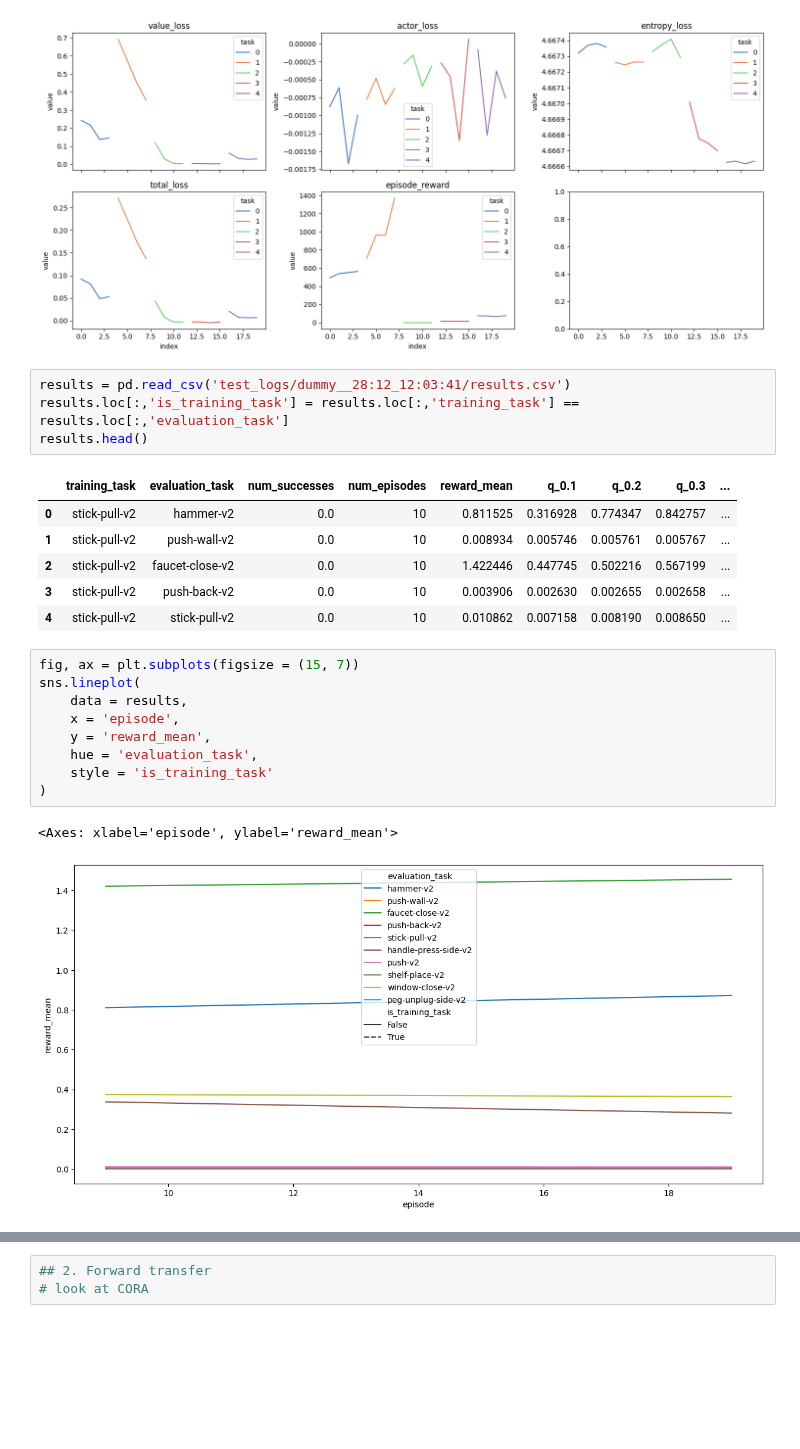
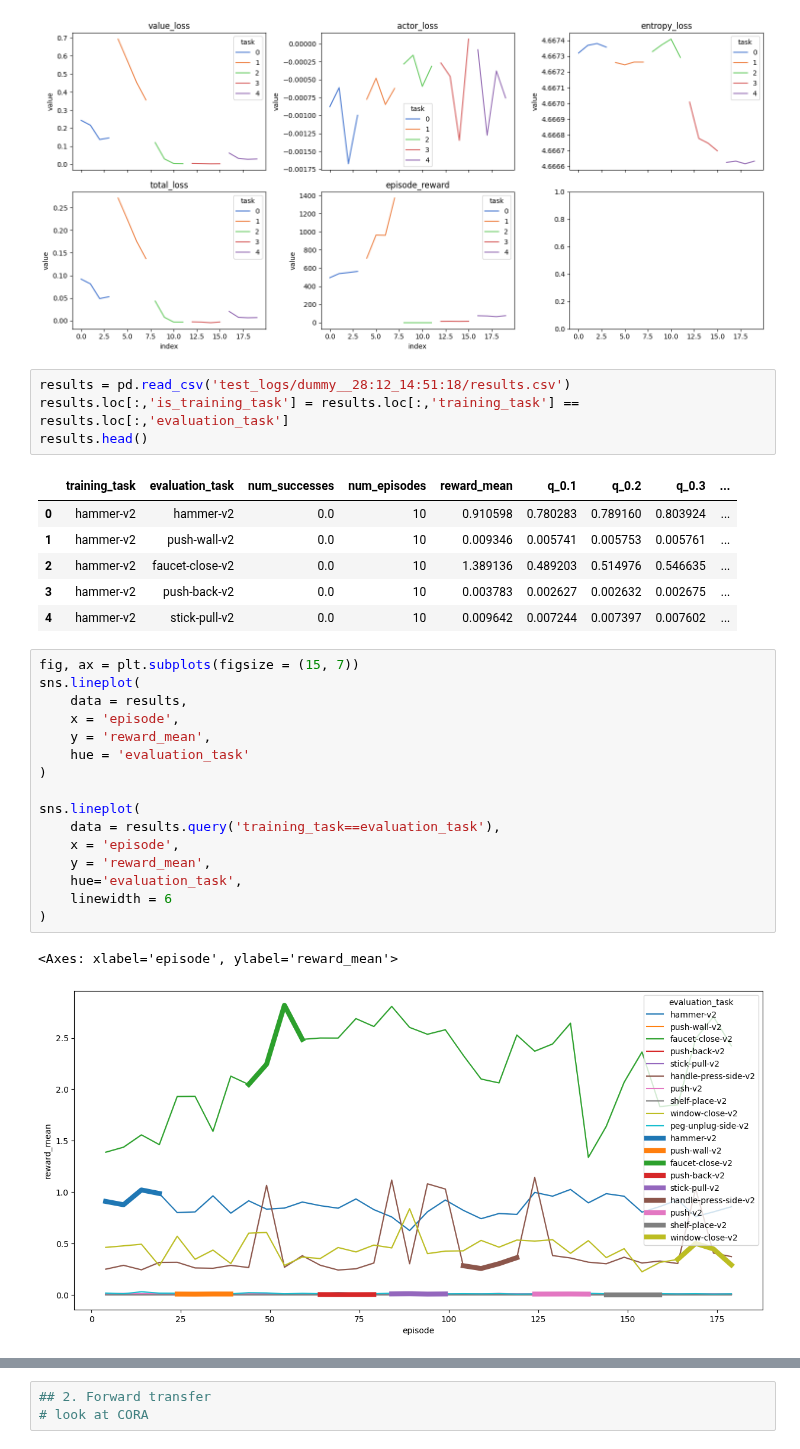
Before and after one commit to gdubbs100/right_left_brain_rl, a Jupyter notebook: continual_training_test.ipynb, the cells around one changed output, grey strips where cells are left out. Saved outputs shown, nothing was run; the diff lists cells and outputs as text; blank space fills up the shorter version.

```diff
--- a/continual_training_test.ipynb
+++ b/continual_training_test.ipynb
@@ -244,25 +270,32 @@ plt.show()
 # %% [output]
 [figure]
 # %%
-results = pd.read_csv('test_logs/dummy__28:12_12:03:41/results.csv')
+results = pd.read_csv('test_logs/dummy__28:12_14:51:18/results.csv')
 results.loc[:,'is_training_task'] = results.loc[:,'training_task'] == results.loc[:,'evaluation_task']
 results.head()
 # %% [output]
 |  | training_task | evaluation_task | num_successes | num_episodes | reward_mean | q_0.1 | q_0.2 | q_0.3 | ... |
-| 0 | stick-pull-v2 | hammer-v2 | 0.0 | 10 | 0.811525 | 0.316928 | 0.774347 | 0.842757 | ... |
-| 1 | stick-pull-v2 | push-wall-v2 | 0.0 | 10 | 0.008934 | 0.005746 | 0.005761 | 0.005767 | ... |
-| 2 | stick-pull-v2 | faucet-close-v2 | 0.0 | 10 | 1.422446 | 0.447745 | 0.502216 | 0.567199 | ... |
-| 3 | stick-pull-v2 | push-back-v2 | 0.0 | 10 | 0.003906 | 0.002630 | 0.002655 | 0.002658 | ... |
-| 4 | stick-pull-v2 | stick-pull-v2 | 0.0 | 10 | 0.010862 | 0.007158 | 0.008190 | 0.008650 | ... |
+| 0 | hammer-v2 | hammer-v2 | 0.0 | 10 | 0.910598 | 0.780283 | 0.789160 | 0.803924 | ... |
+| 1 | hammer-v2 | push-wall-v2 | 0.0 | 10 | 0.009346 | 0.005741 | 0.005753 | 0.005761 | ... |
+| 2 | hammer-v2 | faucet-close-v2 | 0.0 | 10 | 1.389136 | 0.489203 | 0.514976 | 0.546635 | ... |
+| 3 | hammer-v2 | push-back-v2 | 0.0 | 10 | 0.003783 | 0.002627 | 0.002632 | 0.002675 | ... |
+| 4 | hammer-v2 | stick-pull-v2 | 0.0 | 10 | 0.009642 | 0.007244 | 0.007397 | 0.007602 | ... |
 # %%
 fig, ax = plt.subplots(figsize = (15, 7))
 sns.lineplot(
     data = results,
     x = 'episode',
     y = 'reward_mean',
-    hue = 'evaluation_task',
-    style = 'is_training_task'
+    hue = 'evaluation_task'
 )
+
+sns.lineplot(
+    data = results.query('training_task==evaluation_task'),
+    x = 'episode',
+    y = 'reward_mean',
+    hue='evaluation_task',
+    linewidth = 6
+)
 # %% [output]
 <Axes: xlabel='episode', ylabel='reward_mean'>
-[figure, old version]
+[figure, new version]
```
Also changed, not shown: parts of 13 cells of this notebook, 1 other file.
